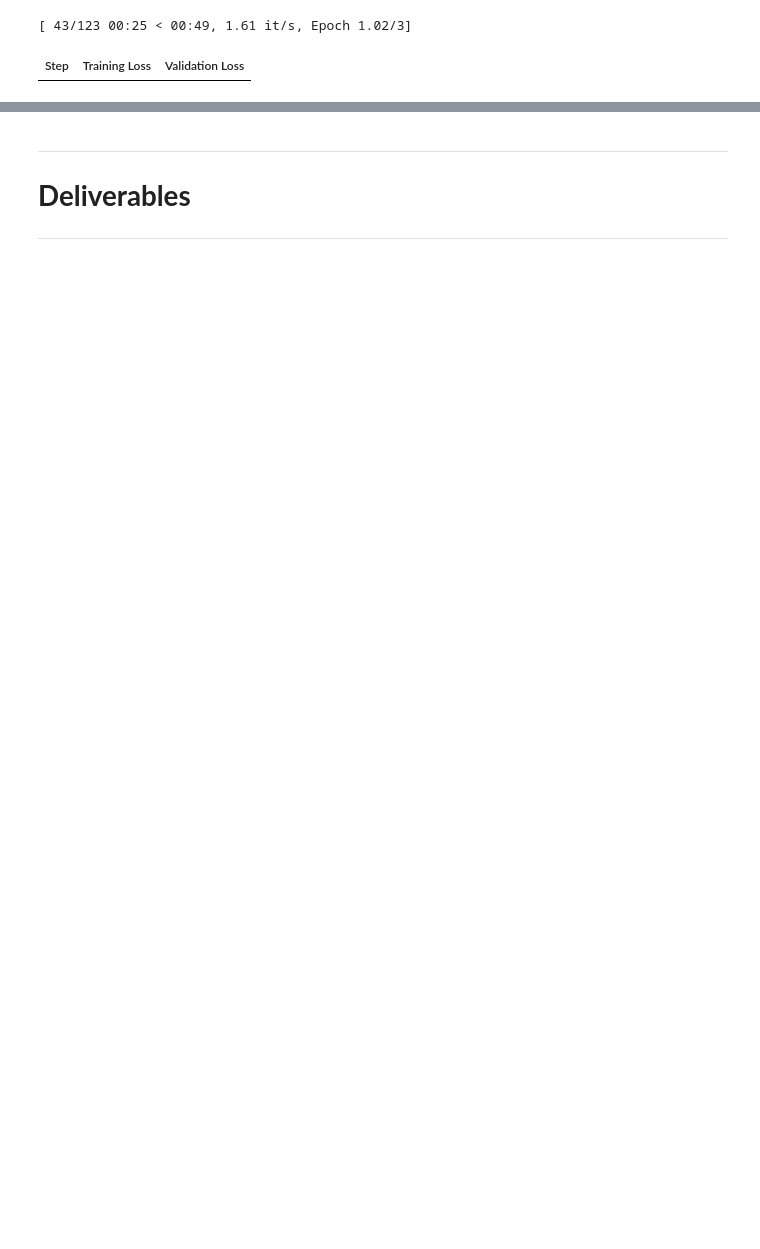
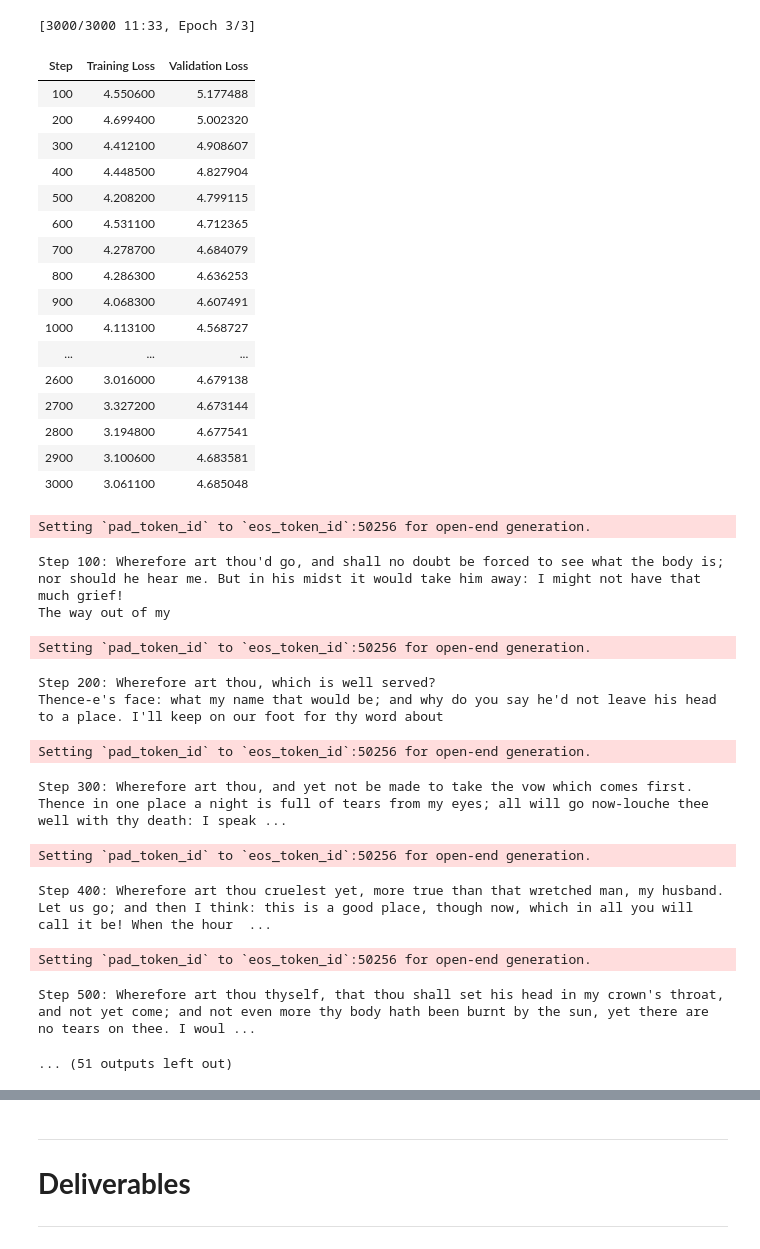
Before and after one commit to jtghchau/TextClassification, a Jupyter notebook: Finetuning.ipynb, the cells around one changed output, grey strips where cells are left out. Saved outputs shown, nothing was run; the diff lists cells and outputs as text; code cells hidden in the pictures; blank space fills up the shorter version.

Commit message:
Finished Most of the Mini-Project minus the perplexity calculation as it is what eats up all of my memory.

```diff
--- a/Finetuning.ipynb
+++ b/Finetuning.ipynb
@@ -5,8 +5,6 @@
 !pip install transformers
 !pip install evaluate
 import evaluate
-
-from google.colab import runtime
 
 from datasets import load_dataset, Dataset
 dataset = load_dataset("tiny_shakespeare")
@@ -35,7 +33,7 @@ def tokenize_function(examples):
     return tokenizer(
         examples["text"],
         truncation=True,
-        max_length=64 #Reduced this from 128 and still crashing
+        max_length=64
     )
 
 train_dataset = train_data.map(tokenize_function, batched=True, remove_columns=["text"])
@@ -43,5 +41,5 @@ val_dataset = val_data.map(tokenize_function, batched=True, remove_columns=["tex
 
 print(train_dataset[0])
 
-train_dataset = train_dataset.shuffle(seed=42).select(range(2000))
+train_dataset = train_dataset.shuffle(seed=23).select(range(min(len(train_dataset), 2000)))
 # %% [output]
@@ -69,57 +93,94 @@ import math
 import matplotlib.pyplot as plt
 from transformers import TrainingArguments, Trainer, AutoModelForCausalLM, DataCollatorForLanguageModeling, TrainerCallback
 
-#Attempting to clear my cache as before it would run out of GPU memory quickly
-import torch
-torch.cuda.empty_cache()
 
+#Currently my compute_metrics is eating all of the memory
 def compute_metrics(eval_pred):
-    loss = float(eval_pred.predictions[0])
-    perplexity = math.exp(loss)
+    loss = float(eval_pred["loss"])
+    perplexity = math.exp(loss) if loss < 100 else float("inf")
     return {"perplexity": perplexity}
 
 class TextGenerationCallback(TrainerCallback):
-    def on_evaluate(self, args, state, control, model, tokenizer, **kwargs):
+    def __init__(self, tokenizer, model):
+        self.tokenizer = tokenizer
+        self.model = model
+
+    def on_evaluate(self, args, state, control, **kwargs):
         if state.global_step % 100 == 0:
-            prompt = "Wherefore art thou"
-            inputs = tokenizer(prompt, return_tensors="pt").input_ids
-            output = model.generate(inputs, max_length=50, num_return_sequences=1)
-            print(f"Step {state.global_step}: {tokenizer.decode(output[0], skip_special_tokens=True)}")
+          prompt = "Wherefore art thou"
+          inputs = self.tokenizer(prompt, return_tensors="pt")
+          input_ids = inputs.input_ids
+          attention_mask = inputs.attention_mask
+          input_ids = input_ids.to(self.model.device)
+          attention_mask = attention_mask.to(self.model.device)
+          output = self.model.generate(input_ids=input_ids, max_length=50, do_sample=True, attention_mask=attention_mask, num_return_sequences=1, temperature=1.0, repetition_penalty=1.5)
+
+          print(f"Step {state.global_step}: {self.tokenizer.decode(output[0], skip_special_tokens=True)}")
 
 trainingArguments = TrainingArguments(
     output_dir="./distilgpt2-finetuned-shakespeare",
     num_train_epochs=3, #Reduced from 5
     per_device_train_batch_size=2,
     per_device_eval_batch_size=2,
     logging_steps=50,
     eval_strategy="steps",
     eval_steps=100,
     save_steps=500,
-    gradient_accumulation_steps=24, #Added this
+    gradient_accumulation_steps=1, #Added this
     fp16=True, #Added this
-    eval_accumulation_steps=10
+    bf16=False,
+    report_to="none",
+    seed=23
 )
 
 model = AutoModelForCausalLM.from_pretrained(model_name)
 
 data_collator = DataCollatorForLanguageModeling(tokenizer=tokenizer, mlm=False)
 
 trainer = Trainer(
     model=model,
     args=trainingArguments,
     train_dataset=train_dataset,
     eval_dataset=val_dataset,
     tokenizer=tokenizer,
     data_collator=data_collator,
-    compute_metrics=compute_metrics,
-    callbacks=[TextGenerationCallback()]
+    #compute_metrics=compute_metrics,
+    callbacks=[TextGenerationCallback(tokenizer, model)]
 )
 
-#Im running out of memory and I've looked up ways to reduce it but it wasn't helping. Other than that I think my code works but it just needs more memory to run. What do your recommend me to do to reduce my ram usuage or optimize my code
 trainer.train()
 # %% [output]
-[ 43/123 00:25 < 00:49, 1.61 it/s, Epoch 1.02/3]
+[3000/3000 11:33, Epoch 3/3]
 | Step | Training Loss | Validation Loss |
+| 100 | 4.550600 | 5.177488 |
+| 200 | 4.699400 | 5.002320 |
+| 300 | 4.412100 | 4.908607 |
+| 400 | 4.448500 | 4.827904 |
+| 500 | 4.208200 | 4.799115 |
+| 600 | 4.531100 | 4.712365 |
+| 700 | 4.278700 | 4.684079 |
+| 800 | 4.286300 | 4.636253 |
+| 900 | 4.068300 | 4.607491 |
+| 1000 | 4.113100 | 4.568727 |
+| ... | ... | ... |
+| 2600 | 3.016000 | 4.679138 |
+| 2700 | 3.327200 | 4.673144 |
+| 2800 | 3.194800 | 4.677541 |
+| 2900 | 3.100600 | 4.683581 |
+| 3000 | 3.061100 | 4.685048 |
+Setting `pad_token_id` to `eos_token_id`:50256 for open-end generation.
+Step 100: Wherefore art thou'd go, and shall no doubt be forced to see what the body is; nor should he hear me. But in his midst it would take him away: I might not have that much grief!
+The way out of my
+Setting `pad_token_id` to `eos_token_id`:50256 for open-end generation.
+Step 200: Wherefore art thou, which is well served?
+Thence-e's face: what my name that would be; and why do you say he'd not leave his head to a place. I'll keep on our foot for thy word about
+Setting `pad_token_id` to `eos_token_id`:50256 for open-end generation.
+Step 300: Wherefore art thou, and yet not be made to take the vow which comes first. Thence in one place a night is full of tears from my eyes; all will go now-louche thee well with thy death: I speak ...
+Setting `pad_token_id` to `eos_token_id`:50256 for open-end generation.
+Step 400: Wherefore art thou cruelest yet, more true than that wretched man, my husband. Let us go; and then I think: this is a good place, though now, which in all you will call it be! When the hour  ...
+Setting `pad_token_id` to `eos_token_id`:50256 for open-end generation.
+Step 500: Wherefore art thou thyself, that thou shall set his head in my crown's throat, and not yet come; and not even more thy body hath been burnt by the sun, yet there are no tears on thee. I woul ...
+... (51 outputs left out)
 # %%
 history = trainer.state.log_history
 steps = [log["step"] for log in history if "loss" in log]
```
Also changed, not shown: parts of 2 cells of this notebook.
